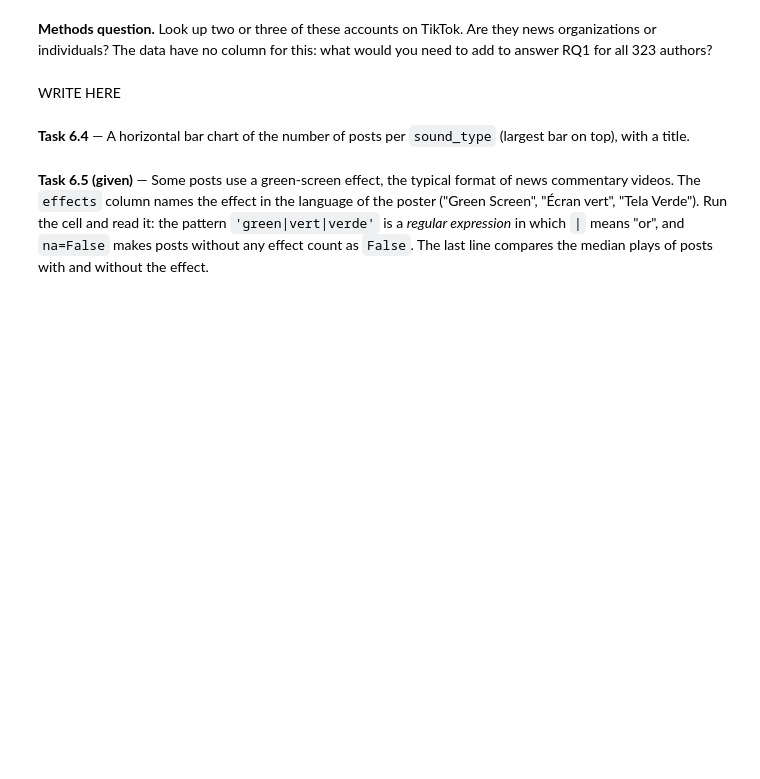
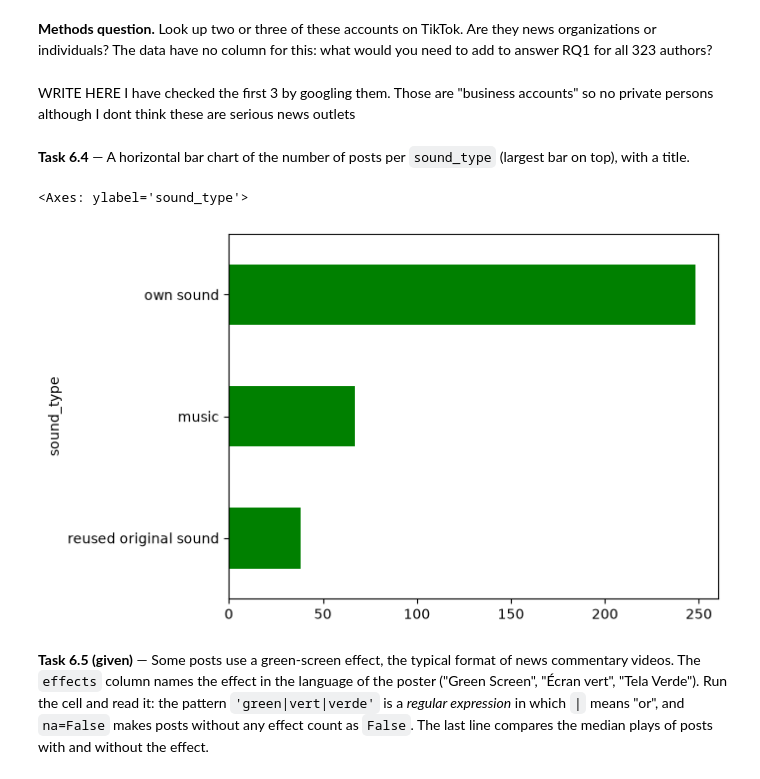
Before and after one commit to mrmeerkat0815/Cultural-Data-analysis-Nino, a Jupyter notebook: Week2/Week2_Workshop.ipynb, the cells around one changed output. Cells and saved outputs as stored; diff of their text form; code cells hidden in the pictures; blank space fills up the shorter version.

```diff
--- a/Week2/Week2_Workshop.ipynb
+++ b/Week2/Week2_Workshop.ipynb
@@ -263,3 +263,8 @@ df_sel.head()
 **Task 4.2** — Let's create an *engagement ratio*: the "active" reactions (likes + comments + shares) divided by the "passive" plays, times 100. Add it to `df_sel` as a column `engagement_ratio` and show the five posts with the highest ratio (columns `author`, `plays`, `likes`, `engagement_ratio`).
 # %%
 # hint: arithmetic with columns, as for jury_minus_public in the lecture; then .sort_values() and .head()
+df_sel['engagement_ratio'] = (df_sel['likes'] + df_sel['comments'] + df_sel['shares']) / df_sel['plays'] * 100 #Important: dont put the columns in a bracket [] but add them with +
+
+columns = ['author', 'plays', 'likes', 'engagement_ratio']
+
+display(df_sel.sort_values('engagement_ratio', ascending=False)[columns].head(5))   # the five highest posts
@@ -388,10 +516,22 @@ df_authors.sort_values('plays_total', ascending=False).head(10)
 **Methods question.** Look up two or three of these accounts on TikTok. Are they news organizations or individuals? The data have no column for this: what would you need to add to answer RQ1 for all 323 authors?
 # %% [markdown]
 WRITE HERE
+I have checked the first 3 by googling them. Those are "business accounts" so no private persons although I dont think these are serious news outlets
 # %% [markdown]
 **Task 6.4** — A horizontal bar chart of the number of posts per `sound_type` (largest bar on top), with a title.
 # %%
 # hint: .groupby().size().sort_values().plot(kind='barh'), as in the lecture
+df_sel.groupby('sound_type').size().sort_values().plot(kind='barh', color='green')
+
+# plt.figure(figsize=(7, 5))
+# df_countries['entries'].sort_values(ascending=False).head(15).sort_values().plot(kind='barh', color='steelblue')
+# plt.title('Countries with the most Eurovision entries, 1956–2026')
+# plt.xlabel('entries')
+# plt.ylabel('')
+# plt.show()
+# %% [output]
+<Axes: ylabel='sound_type'>
+[figure, added]
 # %% [markdown]
 **Task 6.5 (given)** — Some posts use a green-screen effect, the typical format of news commentary videos. The `effects` column names the effect in the language of the poster ("Green Screen", "Écran vert", "Tela Verde"). Run the cell and read it: the pattern `'green|vert|verde'` is a *regular expression* in which `|` means "or", and `na=False` makes posts without any effect count as `False`. The last line compares the median plays of posts with and without the effect.
 # %%
```
Also changed, not shown: parts of 31 cells of this notebook, 3 other files.
